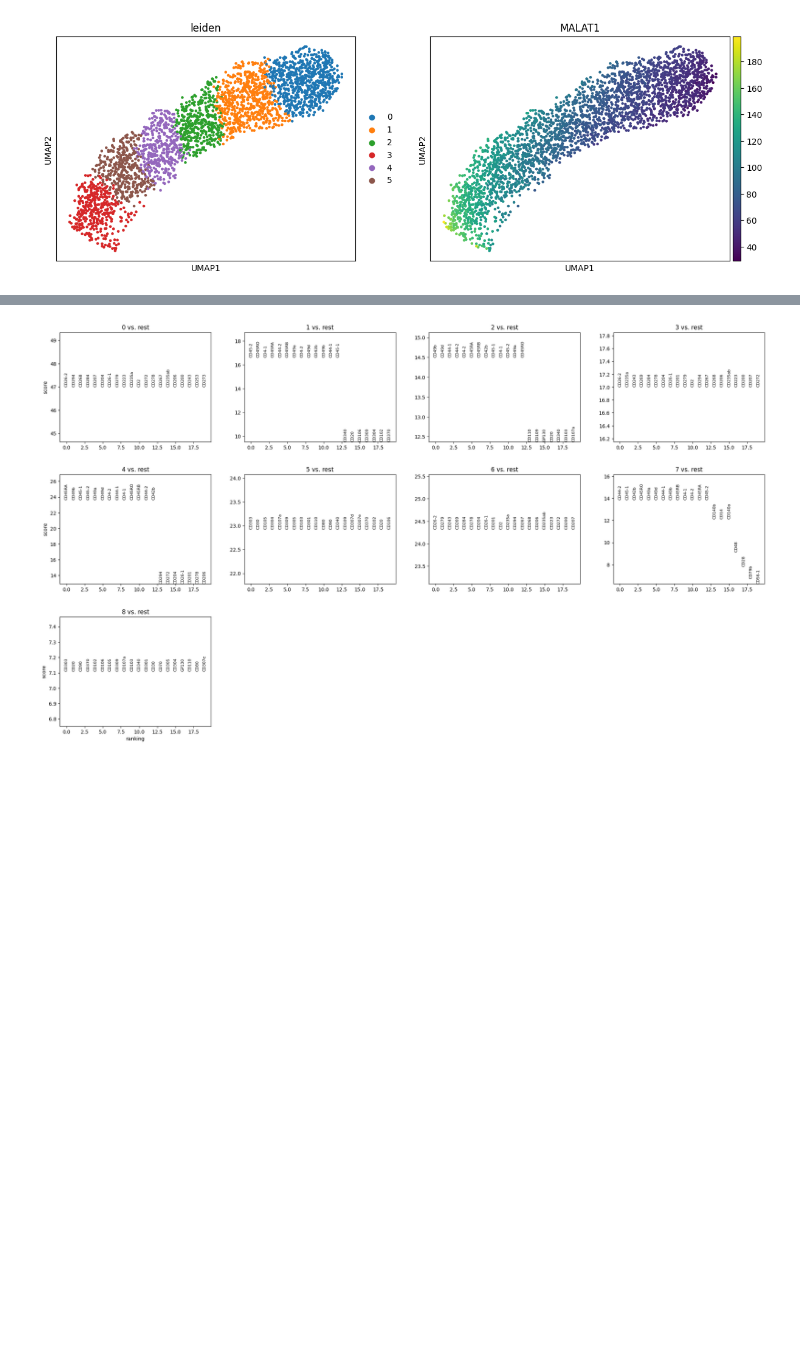
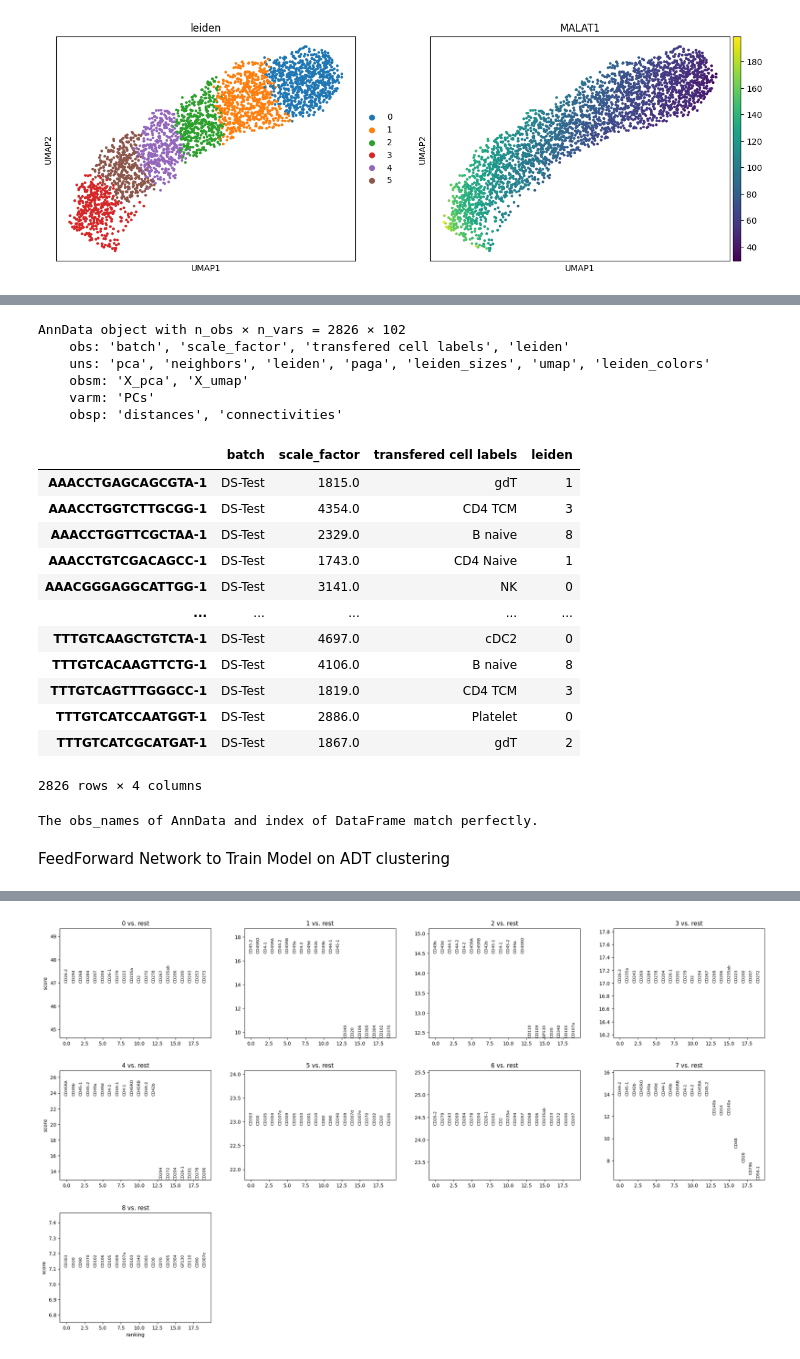
Before and after one commit to SreeSatyaGit/GenoToPheno, a Jupyter notebook: Notebooks/SCRNA_to_Protein_Predict.ipynb, the cells around one changed output, grey strips where cells are left out. Cells and saved outputs as stored; diff of their text form; code cells hidden in the pictures; blank space fills up the shorter version.

```diff
--- a/Notebooks/SCRNA_to_Protein_Predict.ipynb
+++ b/Notebooks/SCRNA_to_Protein_Predict.ipynb
@@ -589,0 +662,25 @@ sc.pl.umap(adata_true_proteins_common, color=["leiden", "CD80", "CD86"])
+# %%
+adata_imputed_proteins_common
+# %% [output]
+AnnData object with n_obs × n_vars = 2826 × 102
+    obs: 'batch', 'scale_factor', 'transfered cell labels', 'leiden'
+    uns: 'pca', 'neighbors', 'leiden', 'paga', 'leiden_sizes', 'umap', 'leiden_colors'
+    obsm: 'X_pca', 'X_umap'
+    varm: 'PCs'
+    obsp: 'distances', 'connectivities'
+# %%
+adata_imputed_proteins_common.obs
+# %% [output]
+|  | batch | scale_factor | transfered cell labels | leiden |
+| AAACCTGAGCAGCGTA-1 | DS-Test | 1815.0 | gdT | 1 |
+| AAACCTGGTCTTGCGG-1 | DS-Test | 4354.0 | CD4 TCM | 3 |
+| AAACCTGGTTCGCTAA-1 | DS-Test | 2329.0 | B naive | 8 |
+| AAACCTGTCGACAGCC-1 | DS-Test | 1743.0 | CD4 Naive | 1 |
+| AAACGGGAGGCATTGG-1 | DS-Test | 3141.0 | NK | 0 |
+| ... | ... | ... | ... | ... |
+| TTTGTCAAGCTGTCTA-1 | DS-Test | 4697.0 | cDC2 | 0 |
+| TTTGTCACAAGTTCTG-1 | DS-Test | 4106.0 | B naive | 8 |
+| TTTGTCAGTTTGGGCC-1 | DS-Test | 1819.0 | CD4 TCM | 3 |
+| TTTGTCATCCAATGGT-1 | DS-Test | 2886.0 | Platelet | 0 |
+| TTTGTCATCGCATGAT-1 | DS-Test | 1867.0 | gdT | 2 |
+2826 rows × 4 columns
@@ -589,0 +693,15 @@ sc.pl.umap(adata_true_proteins_common, color=["leiden", "CD80", "CD86"])
+# %%
+obs_names = test_true.obs_names
+
+# Get index names from the pandas DataFrame
+index_names = test_imputed.index
+
+# Check if they match perfectly
+if obs_names.equals(index_names):
+    print("The obs_names of AnnData and index of DataFrame match perfectly.")
+else:
+    print("Mismatch found between obs_names of AnnData and index of DataFrame.")
+# %% [output]
+The obs_names of AnnData and index of DataFrame match perfectly.
+# %% [markdown]
+FeedForward Network to Train Model on ADT clustering
```
Also changed, not shown: parts of 17 cells of this notebook.
